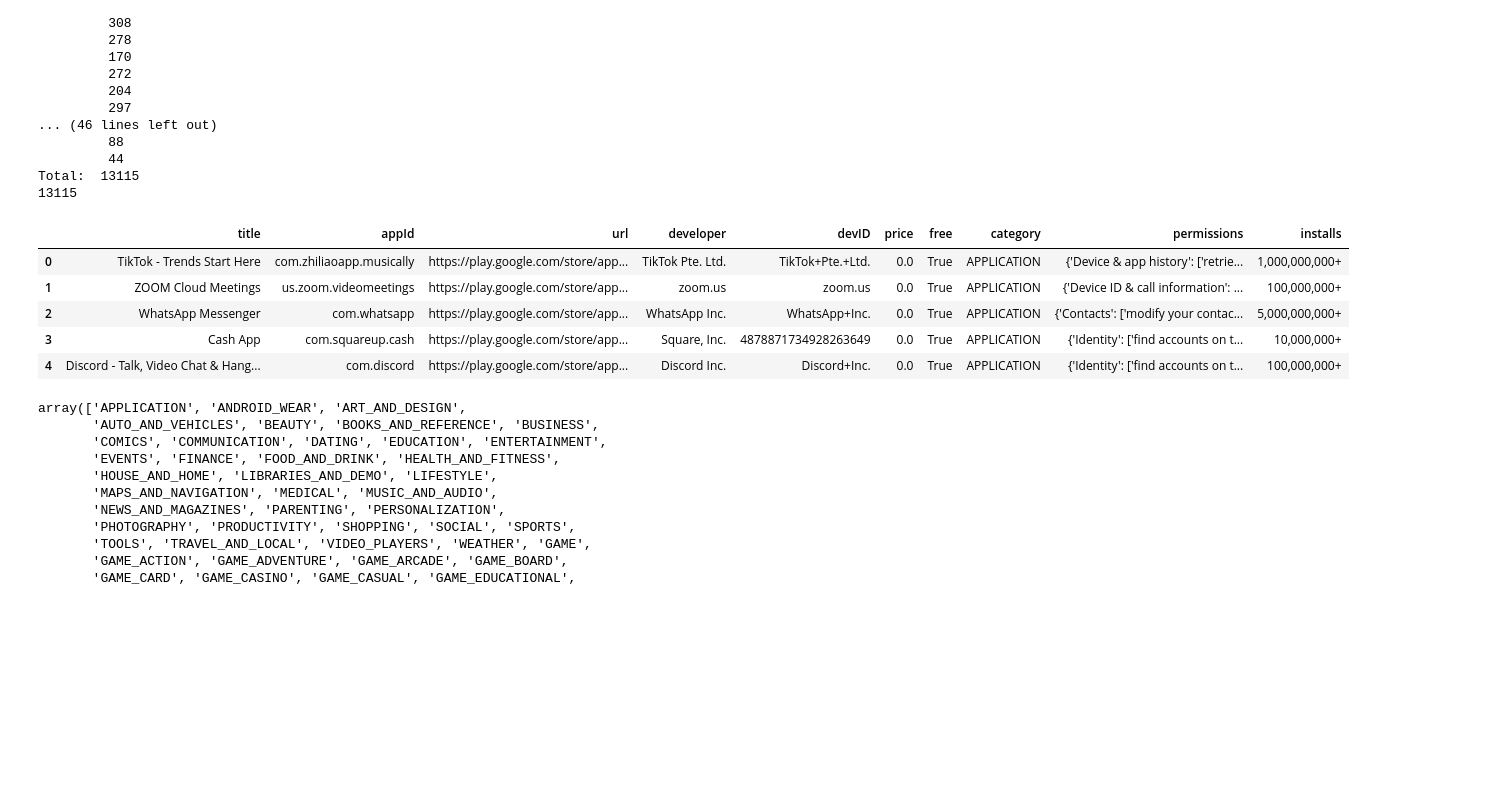
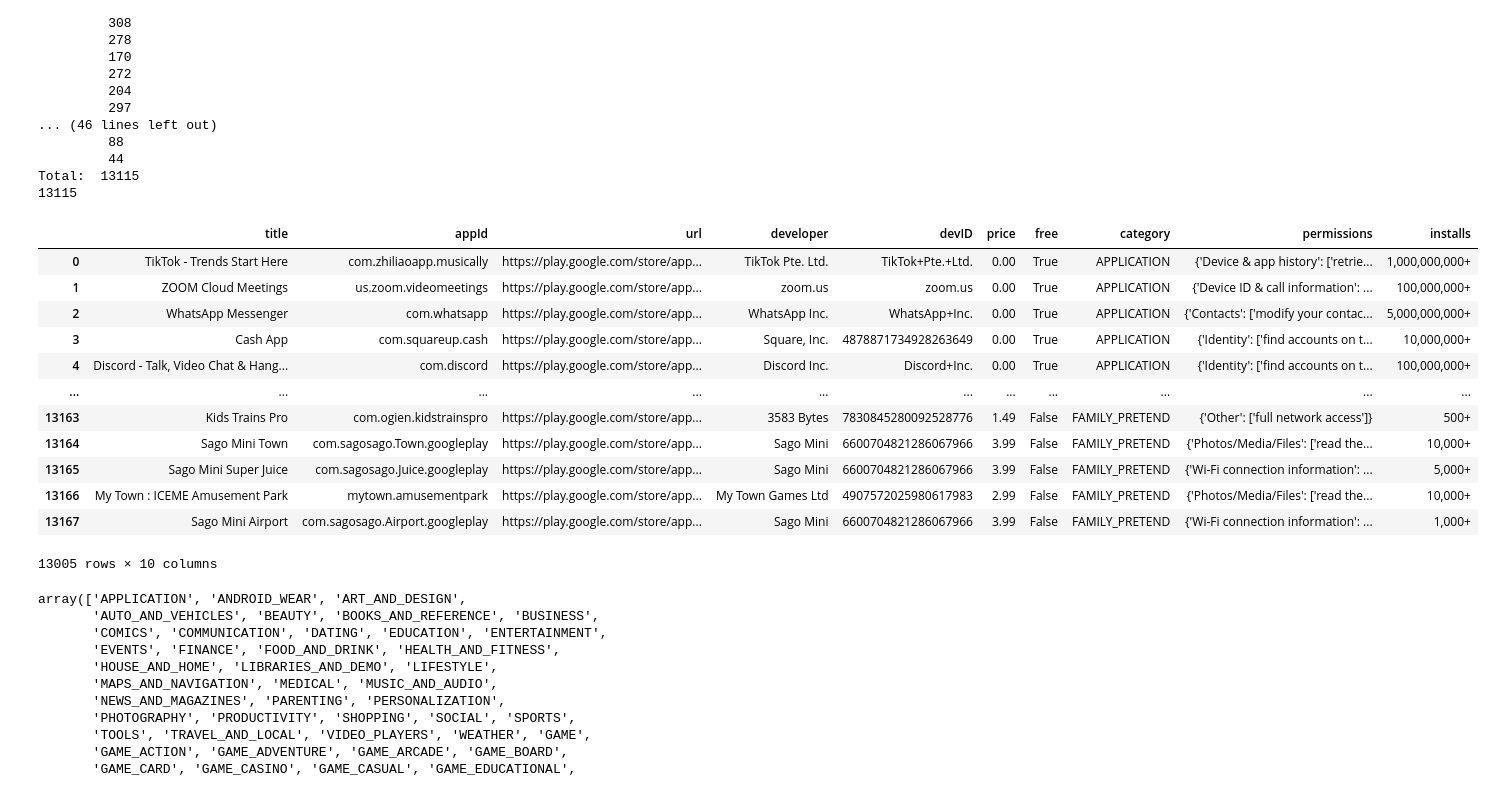
Before and after one commit to fdac20/AppPermissions, a Jupyter notebook: src/data_analyzer.ipynb, the cells around one changed output. Cells and saved outputs as stored; diff of their text form; code cells hidden in the pictures; blank space fills up the shorter version.

```diff
--- a/src/data_analyzer.ipynb
+++ b/src/data_analyzer.ipynb
@@ -62,14 +63,22 @@ Total:  13115
 # %%
 path = "../Data/data.csv"
 df = pd.read_csv(path)
-df.head()
+df = df.dropna(subset=['permissions', 'installs'])
+df
 # %% [output]
 |  | title | appId | url | developer | devID | price | free | category | permissions | installs |
-| 0 | TikTok - Trends Start Here | com.zhiliaoapp.musically | https://play.google.com/store/app... | TikTok Pte. Ltd. | TikTok+Pte.+Ltd. | 0.0 | True | APPLICATION | {'Device & app history': ['retrie... | 1,000,000,000+ |
-| 1 | ZOOM Cloud Meetings | us.zoom.videomeetings | https://play.google.com/store/app... | zoom.us | zoom.us | 0.0 | True | APPLICATION | {'Device ID & call information': ... | 100,000,000+ |
-| 2 | WhatsApp Messenger | com.whatsapp | https://play.google.com/store/app... | WhatsApp Inc. | WhatsApp+Inc. | 0.0 | True | APPLICATION | {'Contacts': ['modify your contac... | 5,000,000,000+ |
-| 3 | Cash App | com.squareup.cash | https://play.google.com/store/app... | Square, Inc. | 4878871734928263649 | 0.0 | True | APPLICATION | {'Identity': ['find accounts on t... | 10,000,000+ |
-| 4 | Discord - Talk, Video Chat & Hang... | com.discord | https://play.google.com/store/app... | Discord Inc. | Discord+Inc. | 0.0 | True | APPLICATION | {'Identity': ['find accounts on t... | 100,000,000+ |
+| 0 | TikTok - Trends Start Here | com.zhiliaoapp.musically | https://play.google.com/store/app... | TikTok Pte. Ltd. | TikTok+Pte.+Ltd. | 0.00 | True | APPLICATION | {'Device & app history': ['retrie... | 1,000,000,000+ |
+| 1 | ZOOM Cloud Meetings | us.zoom.videomeetings | https://play.google.com/store/app... | zoom.us | zoom.us | 0.00 | True | APPLICATION | {'Device ID & call information': ... | 100,000,000+ |
+| 2 | WhatsApp Messenger | com.whatsapp | https://play.google.com/store/app... | WhatsApp Inc. | WhatsApp+Inc. | 0.00 | True | APPLICATION | {'Contacts': ['modify your contac... | 5,000,000,000+ |
+| 3 | Cash App | com.squareup.cash | https://play.google.com/store/app... | Square, Inc. | 4878871734928263649 | 0.00 | True | APPLICATION | {'Identity': ['find accounts on t... | 10,000,000+ |
+| 4 | Discord - Talk, Video Chat & Hang... | com.discord | https://play.google.com/store/app... | Discord Inc. | Discord+Inc. | 0.00 | True | APPLICATION | {'Identity': ['find accounts on t... | 100,000,000+ |
+| ... | ... | ... | ... | ... | ... | ... | ... | ... | ... | ... |
+| 13163 | Kids Trains Pro | com.ogien.kidstrainspro | https://play.google.com/store/app... | 3583 Bytes | 7830845280092528776 | 1.49 | False | FAMILY_PRETEND | {'Other': ['full network access']} | 500+ |
+| 13164 | Sago Mini Town | com.sagosago.Town.googleplay | https://play.google.com/store/app... | Sago Mini | 6600704821286067966 | 3.99 | False | FAMILY_PRETEND | {'Photos/Media/Files': ['read the... | 10,000+ |
+| 13165 | Sago Mini Super Juice | com.sagosago.Juice.googleplay | https://play.google.com/store/app... | Sago Mini | 6600704821286067966 | 3.99 | False | FAMILY_PRETEND | {'Wi-Fi connection information': ... | 5,000+ |
+| 13166 | My Town : ICEME Amusement Park | mytown.amusementpark | https://play.google.com/store/app... | My Town Games Ltd | 4907572025980617983 | 2.99 | False | FAMILY_PRETEND | {'Photos/Media/Files': ['read the... | 10,000+ |
+| 13167 | Sago Mini Airport | com.sagosago.Airport.googleplay | https://play.google.com/store/app... | Sago Mini | 6600704821286067966 | 3.99 | False | FAMILY_PRETEND | {'Wi-Fi connection information': ... | 1,000+ |
+13005 rows × 10 columns
 # %%
 df['category'].unique()
 # %% [output]
```
Also changed, not shown: parts of 6 cells of this notebook.
